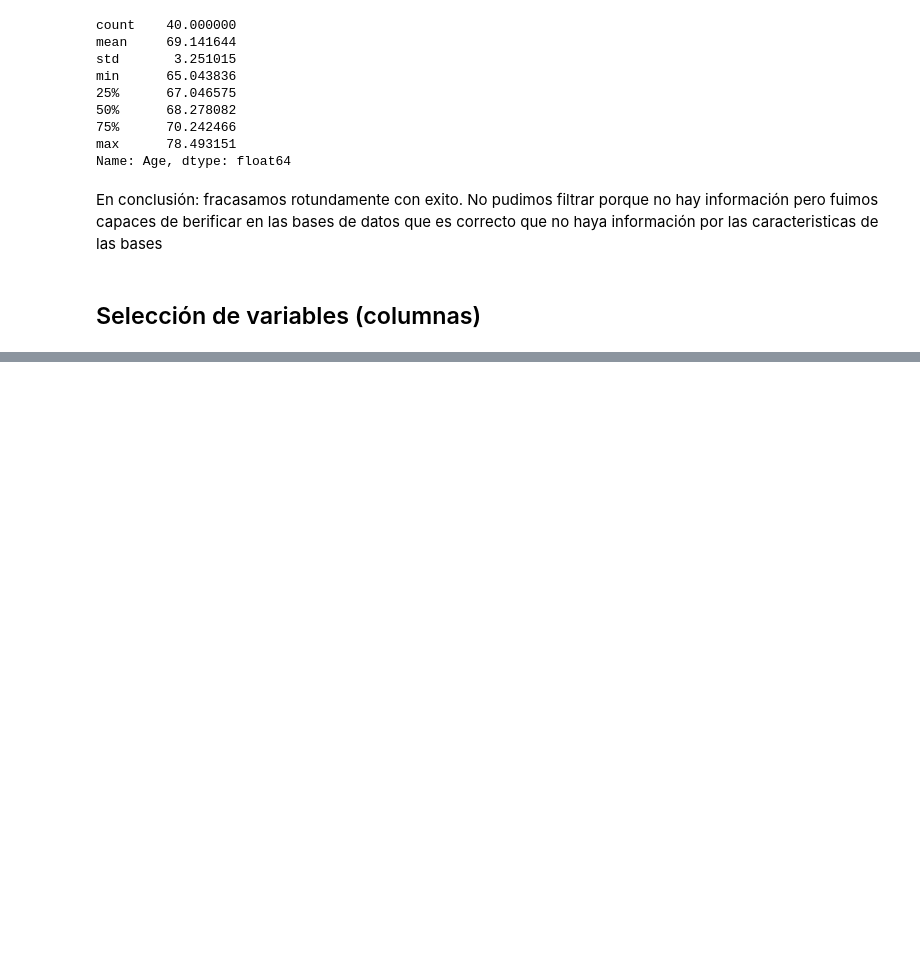
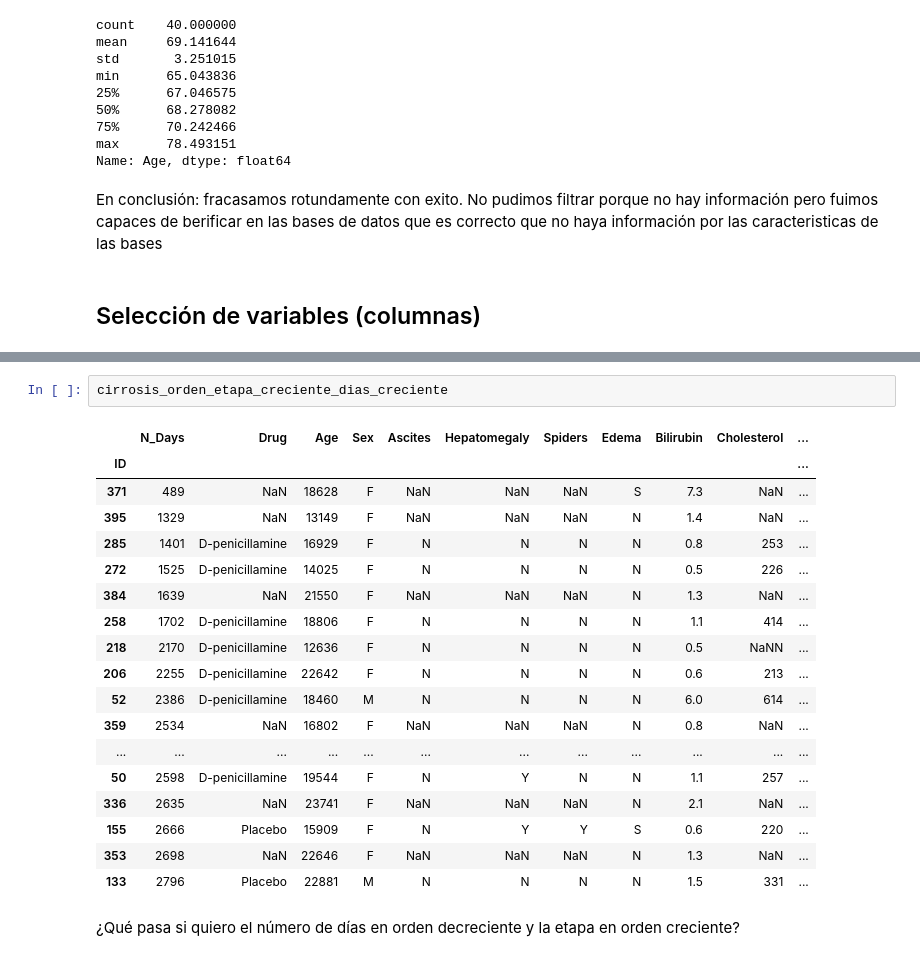
Before and after one commit to Grim1004/DMEMCDM1, a Jupyter notebook: python/cirrosis.ipynb, the cells around one changed output, grey strips where cells are left out. Cells and saved outputs as stored; diff of their text form; blank space fills up the shorter version.

```diff
--- a/python/cirrosis.ipynb
+++ b/python/cirrosis.ipynb
@@ -430,0 +654,23 @@ En conclusión: fracasamos rotundamente con exito. No pudimos filtrar porque no
+# %%
+cirrosis_orden_etapa_creciente_dias_creciente
+# %% [output]
+|  | N_Days | Drug | Age | Sex | Ascites | Hepatomegaly | Spiders | Edema | Bilirubin | Cholesterol | ... |
+| ID |  |  |  |  |  |  |  |  |  |  | ... |
+| 371 | 489 | NaN | 18628 | F | NaN | NaN | NaN | S | 7.3 | NaN | ... |
+| 395 | 1329 | NaN | 13149 | F | NaN | NaN | NaN | N | 1.4 | NaN | ... |
+| 285 | 1401 | D-penicillamine | 16929 | F | N | N | N | N | 0.8 | 253 | ... |
+| 272 | 1525 | D-penicillamine | 14025 | F | N | N | N | N | 0.5 | 226 | ... |
+| 384 | 1639 | NaN | 21550 | F | NaN | NaN | NaN | N | 1.3 | NaN | ... |
+| 258 | 1702 | D-penicillamine | 18806 | F | N | N | N | N | 1.1 | 414 | ... |
+| 218 | 2170 | D-penicillamine | 12636 | F | N | N | N | N | 0.5 | NaNN | ... |
+| 206 | 2255 | D-penicillamine | 22642 | F | N | N | N | N | 0.6 | 213 | ... |
+| 52 | 2386 | D-penicillamine | 18460 | M | N | N | N | N | 6.0 | 614 | ... |
+| 359 | 2534 | NaN | 16802 | F | NaN | NaN | NaN | N | 0.8 | NaN | ... |
+| ... | ... | ... | ... | ... | ... | ... | ... | ... | ... | ... | ... |
+| 50 | 2598 | D-penicillamine | 19544 | F | N | Y | N | N | 1.1 | 257 | ... |
+| 336 | 2635 | NaN | 23741 | F | NaN | NaN | NaN | N | 2.1 | NaN | ... |
+| 155 | 2666 | Placebo | 15909 | F | N | Y | Y | S | 0.6 | 220 | ... |
+| 353 | 2698 | NaN | 22646 | F | NaN | NaN | NaN | N | 1.3 | NaN | ... |
+| 133 | 2796 | Placebo | 22881 | M | N | N | N | N | 1.5 | 331 | ... |
+# %% [markdown]
+¿Qué pasa si quiero el número de días en orden decreciente y la etapa en orden creciente?
```
Also changed, not shown: parts of 32 cells of this notebook.
